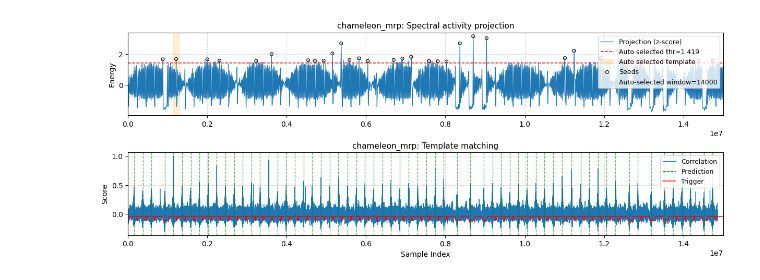
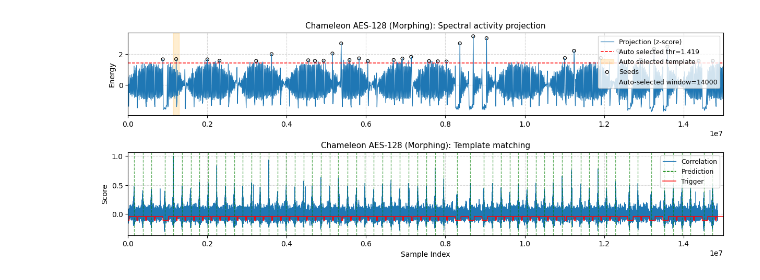
Before and after one commit to YuboZhaoo/spectro-loc, a Jupyter notebook: 2.auto_search.ipynb, the cells around one changed output. Saved outputs shown, nothing was run; the diff lists cells and outputs as text; code cells hidden in the pictures.

Commit message:
Revise for artifact evaluation requirements

```diff
--- a/2.auto_search.ipynb
+++ b/2.auto_search.ipynb
@@ -3,19 +11,17 @@
 # %%
 import time
-import os
-import sys
-sys.path.append(os.path.abspath(''))
 import numpy as np
+import pandas as pd
 import random
 
-from src.self_temp_auto import (
-    DatasetConfig,
+from spectroloc.config import AutoDatasetConfig
+from spectroloc.self_temp_auto import (
     run_analysis,
     evaluate_analysis,
     visualize_paper_overview
 )
 
-# for reproducibility
+# Reproduce the paper runs by fixing numpy and Python RNGs.
 SEED = 42
 np.random.seed(SEED)
 random.seed(SEED)
@@ -23,24 +29,26 @@ random.seed(SEED)
 # ============================================================
 # Configs
 # ============================================================
-fs = 100.0e6  # only used to draw Spectrogram
+fs = 100.0e6  # used to draw Spectrogram
 noise_std = 0.0 # used to add noise
 
 configs = [
-    DatasetConfig(
-        name="SEMI-LOC_sw_aes",
+    AutoDatasetConfig(
+        name="SEMI-LOC SW AES-128",
+        seed_name="SEMI-LOC_sw_aes",
         signal_path="./dataset/semi-loc/stm32f4/STM32F4_TinyAes_125MSPS_50M_NoLowPass_new.npy",
         trigger_path="./dataset/semi-loc/stm32f4/STM32F4_TinyAes_125MSPS_50M_NoLowPass_new_trig.npy",
         target_length=150000,   # L
         target_k=50,            # K
 
-        # following parameters are never used to analysis
+        # Evaluation/plotting parameters.
         fs=fs,
         trigger_threshold_raw=190,
         noise_std=noise_std
     ),
-    DatasetConfig(
-        name="SEMI-LOC_hw_aes",
+    AutoDatasetConfig(
+        name="SEMI-LOC HW AES-128",
+        seed_name="SEMI-LOC_hw_aes",
         signal_path="./dataset/semi-loc/stm32f4/STM32F4_HWAES_500MSPS_50M_NoLowPass.npy",
         trigger_path="./dataset/semi-loc/stm32f4/STM32F4_HWAES_500MSPS_50M_NoLowPass_trig.npy",
         target_length=5000,     # L
@@ -50,8 +58,9 @@ configs = [
         trigger_threshold_raw=190,
         noise_std=noise_std
     ),
-    DatasetConfig(
-        name="rd_aes_single",
+    AutoDatasetConfig(
+        name="Trace-Copilot AES-128 (RD)",
+        seed_name="rd_aes_single",
         signal_path="./dataset/trace-copilot/aes_rand/aes_rand.npy",
         trigger_path="./dataset/trace-copilot/aes_rand/aes_rand_trig.npy",
         target_length=4000,
@@ -61,8 +70,9 @@ configs = [
         trigger_threshold_raw=10000,
         noise_std=0
     ),
-    DatasetConfig(
-        name="rd_aes_50",
+    AutoDatasetConfig(
+        name="STM32F4 AES-128 (RD)",
+        seed_name="rd_aes_50",
         signal_path="./dataset/em/aes_rd/traces.npy",
         trigger_path="./dataset/em/aes_rd/triggers.npy",
         target_length=30000,
@@ -72,8 +82,9 @@ configs = [
         trigger_threshold_raw=1.5,
         noise_std=noise_std,
     ),
-    DatasetConfig(
-        name="chameleon_base",
+    AutoDatasetConfig(
+        name="Chameleon AES-128 (Base)",
+        seed_name="chameleon_base",
         signal_path="./dataset/chameleon_lowpass/chameleon_base_chunk_1_trace.npy",
         trigger_path="./dataset/chameleon_lowpass/chameleon_base_chunk_1_trigger.npy",
         target_length=140000,   # L
@@ -83,8 +94,9 @@ configs = [
         trigger_threshold_raw=3,
         noise_std=noise_std
     ),
-    DatasetConfig(
-        name="chameleon_mrp",
+    AutoDatasetConfig(
+        name="Chameleon AES-128 (Morphing)",
+        seed_name="chameleon_mrp",
         signal_path="./dataset/chameleon_lowpass/chameleon_mrp_chunk_1_trace.npy",
         trigger_path="./dataset/chameleon_lowpass/chameleon_mrp_chunk_1_trigger.npy",
         target_length=140000,
@@ -94,8 +106,9 @@ configs = [
         trigger_threshold_raw=3,
         noise_std=noise_std,
     ),
-    DatasetConfig(
-        name="chameleon_chf",
+    AutoDatasetConfig(
+        name="Chameleon AES-128 (Chaffing)",
+        seed_name="chameleon_chf",
         signal_path="./dataset/chameleon_lowpass/chameleon_chf_chunk_1_trace.npy",
         trigger_path="./dataset/chameleon_lowpass/chameleon_chf_chunk_1_trigger.npy",
         target_length=140000,   # L
@@ -105,8 +118,9 @@ configs = [
         trigger_threshold_raw=3,
         noise_std=noise_std
     ),
-    DatasetConfig(
-        name="chameleon_rd",
+    AutoDatasetConfig(
+        name="Chameleon AES-128 (RD)",
+        seed_name="chameleon_rd",
         signal_path="./dataset/chameleon_lowpass/chameleon_rd_chunk_1_trace.npy",
         trigger_path="./dataset/chameleon_lowpass/chameleon_rd_chunk_1_trigger.npy",
         target_length=140000,   # L
@@ -116,8 +130,9 @@ configs = [
         trigger_threshold_raw=3,
         noise_std=noise_std
     ),
-    DatasetConfig(
-        name="chameleon_dfs",
+    AutoDatasetConfig(
+        name="Chameleon AES-128 (DFS)",
+        seed_name="chameleon_dfs",
         signal_path="./dataset/chameleon_lowpass/chameleon_dfs_chunk_1_trace.npy",
         trigger_path="./dataset/chameleon_lowpass/chameleon_dfs_chunk_1_trigger.npy",
         target_length=140000,   # L
@@ -129,33 +144,46 @@ configs = [
     ),
 ]
 
+PAPER_DATASET_ORDER = [cfg.name for cfg in configs]
+
+def format_percent_table(df):
+    return df.map(lambda x: f"{x:.2%}" if pd.notna(x) and x >= 0 else "Error")
 
 if __name__ == "__main__":
+    main_results = []
+
     for cfg in configs:
         print("\n" + "=" * 30 + f" PROCESSING: {cfg.name} " + "=" * 30)
 
-        # 1) Analyze
+        # Run the reusable automatic localization pipeline for this dataset.
         t0 = time.time()
         ar = run_analysis(cfg)
         t_analysis = time.time() - t0
 
-        # 2) Evaluate
+        # Compare predicted operation intervals with trigger-derived ground truth.
         t0 = time.time()
         rep = evaluate_analysis(ar)
         t_eval = time.time() - t0
 
         print(f"[Time] Analysis: {t_analysis:.2f}s | Evaluation: {t_eval:.2f}s")
-        if rep.get("hit_rate") is not None:
-            print(f"[Eval] Hit Rate: {rep['hit_rate']:.2%} ({rep['hits']}/{rep['gt_count']}) | Pred: {rep['pred_count']}")
+        hit_rate = rep.get("hit_rate")
+        if hit_rate is not None:
+            print(f"[Eval] Hit Rate: {hit_rate:.2%} ({rep['hits']}/{rep['gt_count']}) | Pred: {rep['pred_count']}")
         else:
             print(f"[Eval] N/A ({rep.get('reason')})")
 
-        # 3) Plot Figure A
+        main_results.append({
+            "Dataset": cfg.name,
+            "Hit Rate": float(hit_rate) if hit_rate is not None else -1.0,
+            "Hits/GT": f"{rep.get('hits', 0)}/{rep.get('gt_count', 0)}" if hit_rate is not None else "N/A",
+        })
+
+        # Plot the diagnostic view used by the paper figures.
         if ar.pred_peaks is not None:
             print(f"[Auto] window={ar.sel_window} | hop={ar.sel_hop} | thr={ar.sel_thr:.3f} | seeds={ar.seed_peaks_samples.size if ar.seed_peaks_samples is not None else 0}")
 
             # trigger height for hw is too small, so we enlarge it when plot
-            trig_h = 0.28 if "hw" in cfg.name else 0.20
+            trig_h = 0.28 if "hw" in cfg.name.lower() else 0.20
 
             visualize_paper_overview(
                 ar,
@@ -170,4 +198,9 @@ if __name__ == "__main__":
             print("[Warn] Analysis failed, skipping plot.")
             if ar.debug:
                 print("[Debug]", ar.debug)
+
+    print(f"\n{'='*20} Main Localization Summary {'='*20}")
+    summary_df = pd.DataFrame(main_results).set_index("Dataset").reindex(PAPER_DATASET_ORDER)
+    summary_df["Hit Rate"] = summary_df["Hit Rate"].map(lambda x: f"{x:.2%}" if x >= 0 else "Error")
+    print(summary_df.to_string())
 # %% [output]
@@ -201,3 +234,3 @@ if __name__ == "__main__":
 [Eval] Hit Rate: 98.44% (63/64) | Pred: 63
 [Auto] window=14000 | hop=10500 | thr=1.419 | seeds=32
-[figure, old version]
+[figure, new version]
```
Also changed, not shown: parts of 7 cells of this notebook, 17 other files.
